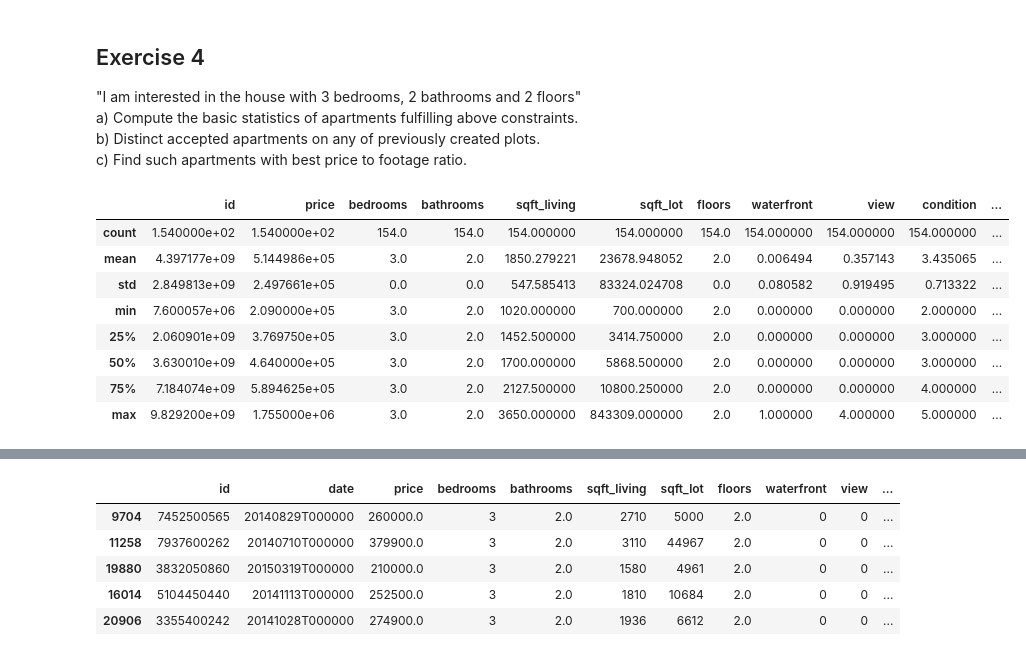
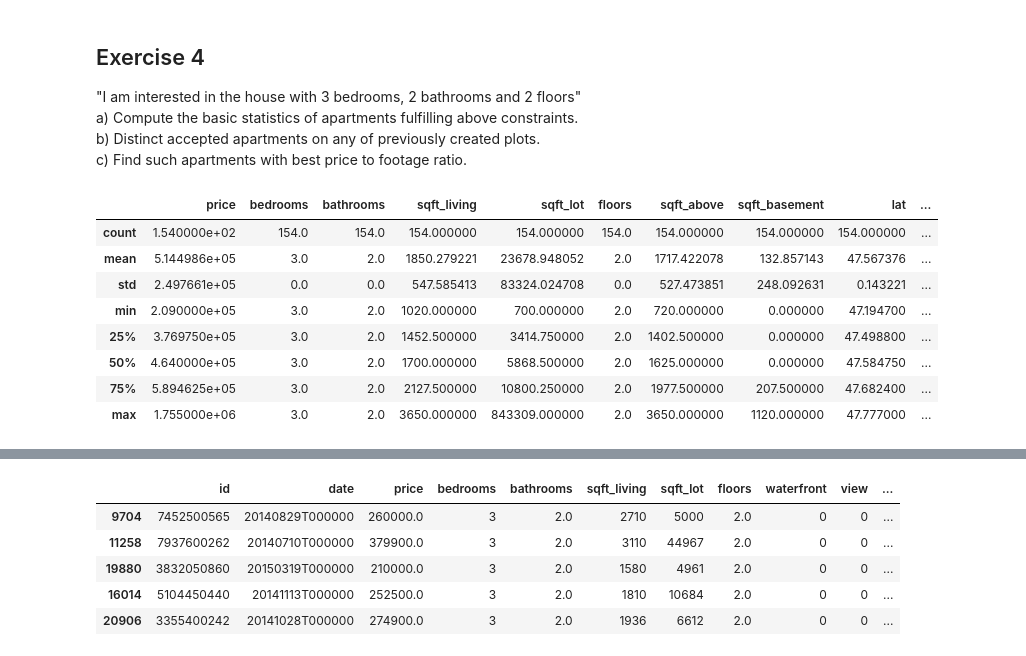
Before and after one commit to Tatraa/Data-Science, a Jupyter notebook: Assigment1/Assignment_1.ipynb, the cells around one changed output, grey strips where cells are left out. Saved outputs shown, nothing was run; the diff lists cells and outputs as text; code cells hidden in the pictures.

```diff
--- a/Assigment1/Assignment_1.ipynb
+++ b/Assigment1/Assignment_1.ipynb
@@ -30,0 +29,5 @@ Index(['id', 'date', 'price', 'bedrooms', 'bathrooms', 'sqft_living',
+# %%
+#b)
+print(data.columns)
+house_categorical_df = ['id', 'date', 'waterfront', 'view', 'condition', 'grade', 'zipcode']
+house_numerical_df = ['price', 'bedrooms', 'bathrooms', 'sqft_living', 'sqft_lot', 'floors', 'sqft_above','sqft_basement', 'lat', 'long', 'sqft_living15', 'sqft_lot15', 'yr_built', 'yr_renovated']
@@ -103,16 +129,18 @@ c) Find such apartments with best price to footage ratio.
 # %%
 #a)
 #Your code:
-
+condition = lambda data: (data['bedrooms']==3) & (data['bathrooms'] == 2) & (data['floors'] == 2)
+apartments = data.loc[condition]
+apartments[house_numerical_df].describe()
 
 #Hint: pandas.DataFrame.loc
 # %% [output]
-|  | id | price | bedrooms | bathrooms | sqft_living | sqft_lot | floors | waterfront | view | condition | ... |
-| count | 1.540000e+02 | 1.540000e+02 | 154.0 | 154.0 | 154.000000 | 154.000000 | 154.0 | 154.000000 | 154.000000 | 154.000000 | ... |
-| mean | 4.397177e+09 | 5.144986e+05 | 3.0 | 2.0 | 1850.279221 | 23678.948052 | 2.0 | 0.006494 | 0.357143 | 3.435065 | ... |
-| std | 2.849813e+09 | 2.497661e+05 | 0.0 | 0.0 | 547.585413 | 83324.024708 | 0.0 | 0.080582 | 0.919495 | 0.713322 | ... |
-| min | 7.600057e+06 | 2.090000e+05 | 3.0 | 2.0 | 1020.000000 | 700.000000 | 2.0 | 0.000000 | 0.000000 | 2.000000 | ... |
-| 25% | 2.060901e+09 | 3.769750e+05 | 3.0 | 2.0 | 1452.500000 | 3414.750000 | 2.0 | 0.000000 | 0.000000 | 3.000000 | ... |
-| 50% | 3.630010e+09 | 4.640000e+05 | 3.0 | 2.0 | 1700.000000 | 5868.500000 | 2.0 | 0.000000 | 0.000000 | 3.000000 | ... |
-| 75% | 7.184074e+09 | 5.894625e+05 | 3.0 | 2.0 | 2127.500000 | 10800.250000 | 2.0 | 0.000000 | 0.000000 | 4.000000 | ... |
-| max | 9.829200e+09 | 1.755000e+06 | 3.0 | 2.0 | 3650.000000 | 843309.000000 | 2.0 | 1.000000 | 4.000000 | 5.000000 | ... |
+|  | price | bedrooms | bathrooms | sqft_living | sqft_lot | floors | sqft_above | sqft_basement | lat | ... |
+| count | 1.540000e+02 | 154.0 | 154.0 | 154.000000 | 154.000000 | 154.0 | 154.000000 | 154.000000 | 154.000000 | ... |
+| mean | 5.144986e+05 | 3.0 | 2.0 | 1850.279221 | 23678.948052 | 2.0 | 1717.422078 | 132.857143 | 47.567376 | ... |
+| std | 2.497661e+05 | 0.0 | 0.0 | 547.585413 | 83324.024708 | 0.0 | 527.473851 | 248.092631 | 0.143221 | ... |
+| min | 2.090000e+05 | 3.0 | 2.0 | 1020.000000 | 700.000000 | 2.0 | 720.000000 | 0.000000 | 47.194700 | ... |
+| 25% | 3.769750e+05 | 3.0 | 2.0 | 1452.500000 | 3414.750000 | 2.0 | 1402.500000 | 0.000000 | 47.498800 | ... |
+| 50% | 4.640000e+05 | 3.0 | 2.0 | 1700.000000 | 5868.500000 | 2.0 | 1625.000000 | 0.000000 | 47.584750 | ... |
+| 75% | 5.894625e+05 | 3.0 | 2.0 | 2127.500000 | 10800.250000 | 2.0 | 1977.500000 | 207.500000 | 47.682400 | ... |
+| max | 1.755000e+06 | 3.0 | 2.0 | 3650.000000 | 843309.000000 | 2.0 | 3650.000000 | 1120.000000 | 47.777000 | ... |
```
Also changed, not shown: parts of 15 cells of this notebook.
